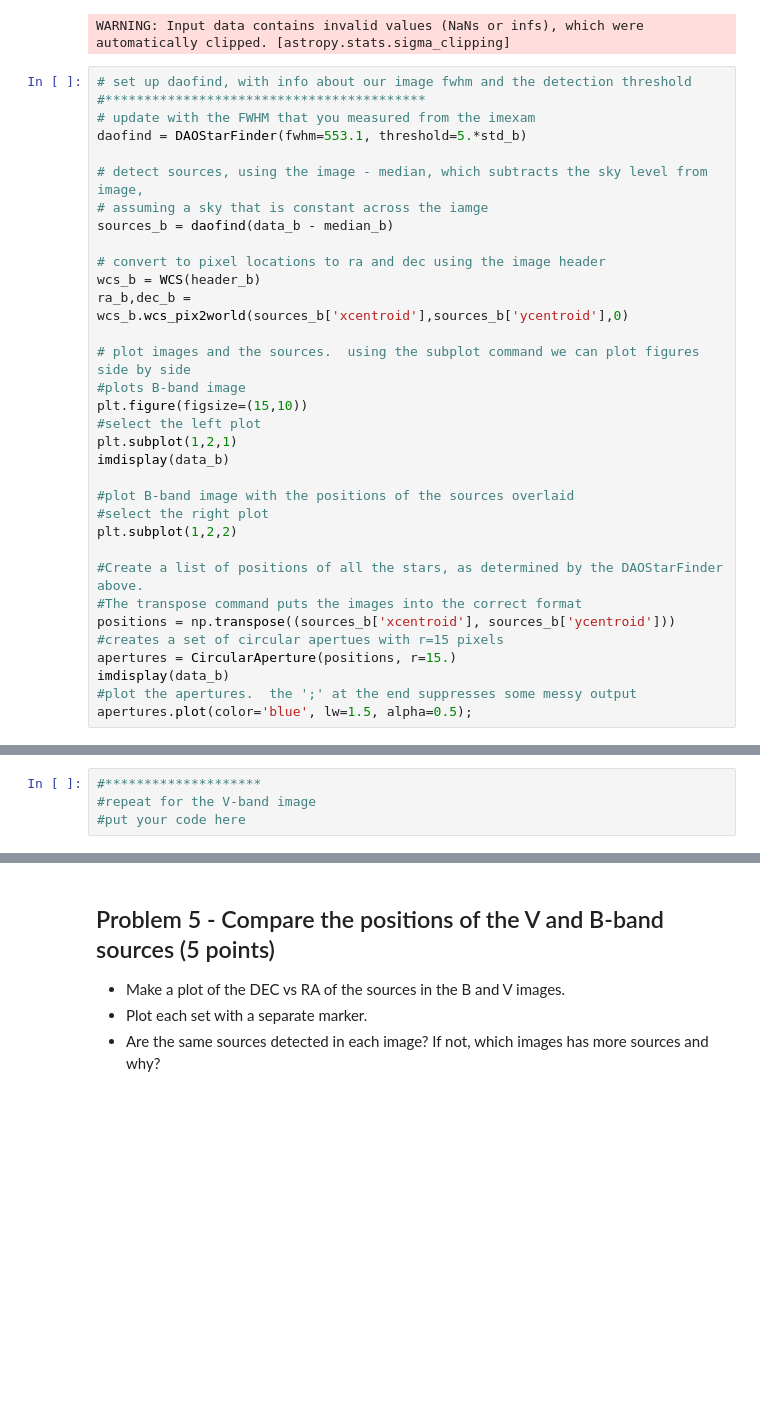
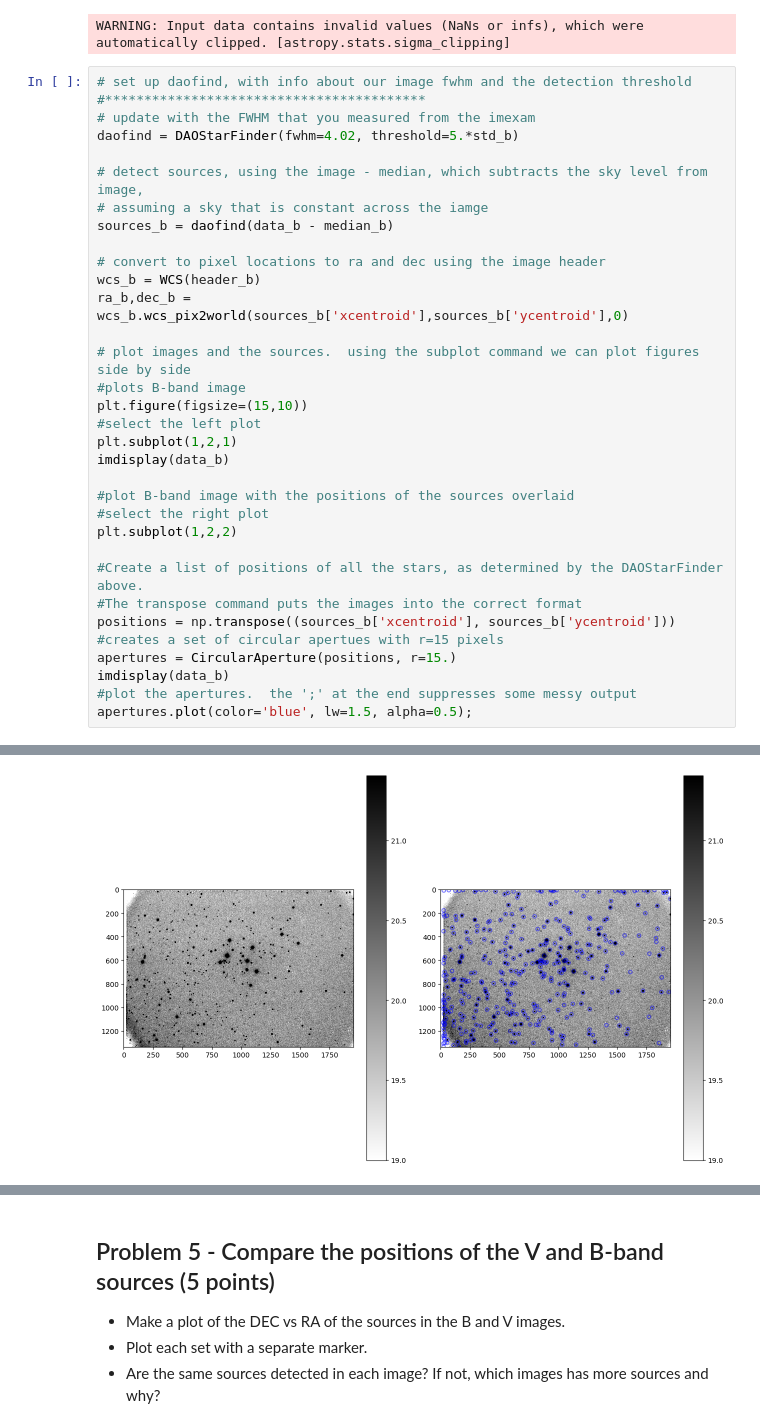
Before and after one commit to jupiterrible/cluster_photometry, a Jupyter notebook: cluster_photometry_student.ipynb, the cells around one changed output, grey strips where cells are left out. Saved outputs shown, nothing was run; the diff lists cells and outputs as text; blank space fills up the shorter version.

```diff
--- a/cluster_photometry_student.ipynb
+++ b/cluster_photometry_student.ipynb
@@ -322,7 +322,7 @@ WARNING: Input data contains invalid values (NaNs or infs), which were automatic
 # set up daofind, with info about our image fwhm and the detection threshold
 #*****************************************
 # update with the FWHM that you measured from the imexam
-daofind = DAOStarFinder(fwhm=553.1, threshold=5.*std_b)
+daofind = DAOStarFinder(fwhm=4.02, threshold=5.*std_b)
 
 # detect sources, using the image - median, which subtracts the sky level from image,
 # assuming a sky that is constant across the iamge
@@ -356,4 +356 @@ MemoryError:
+[figure, added]
-# %%
-#********************
-#repeat for the V-band image
-#put your code here
```
Also changed, not shown: parts of 4 cells of this notebook.
